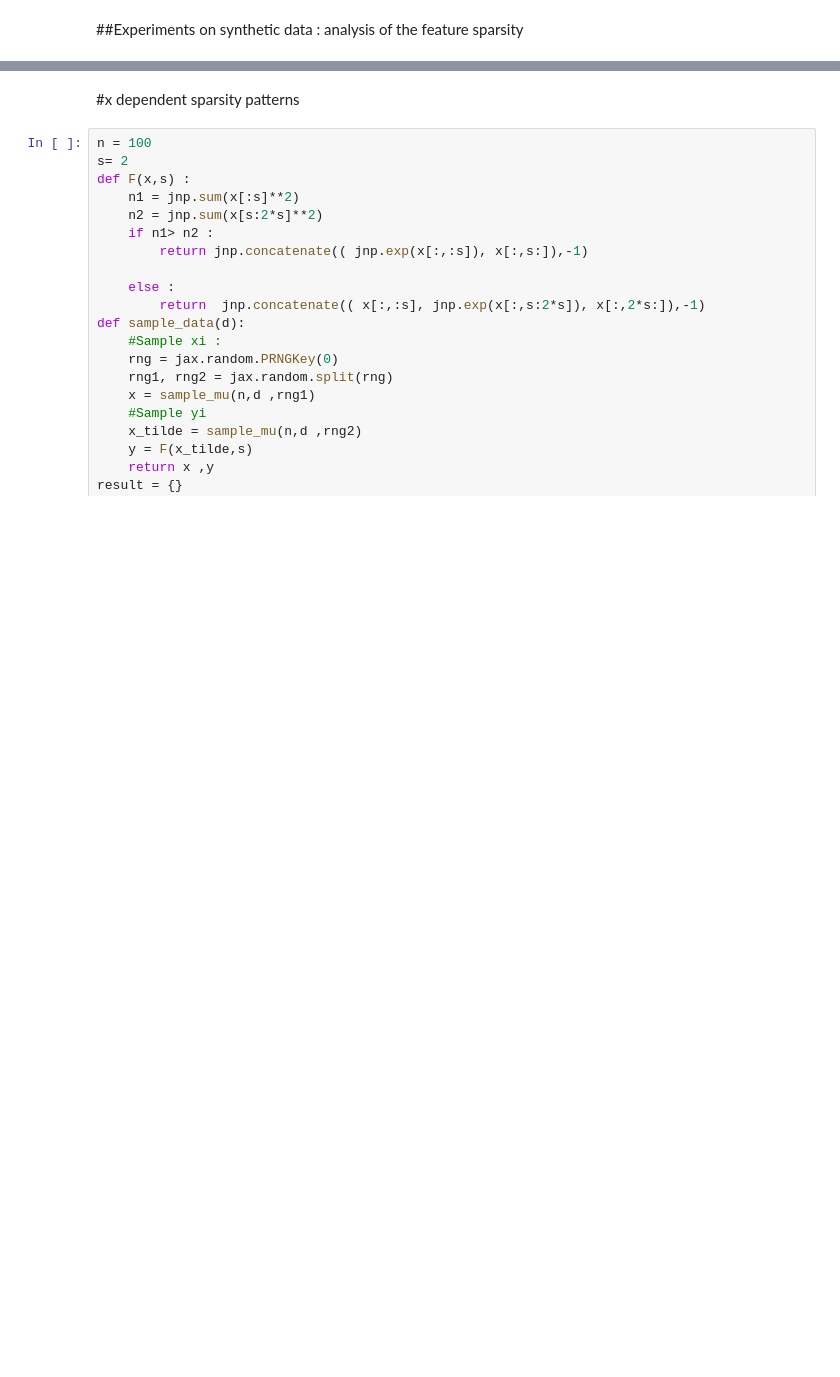
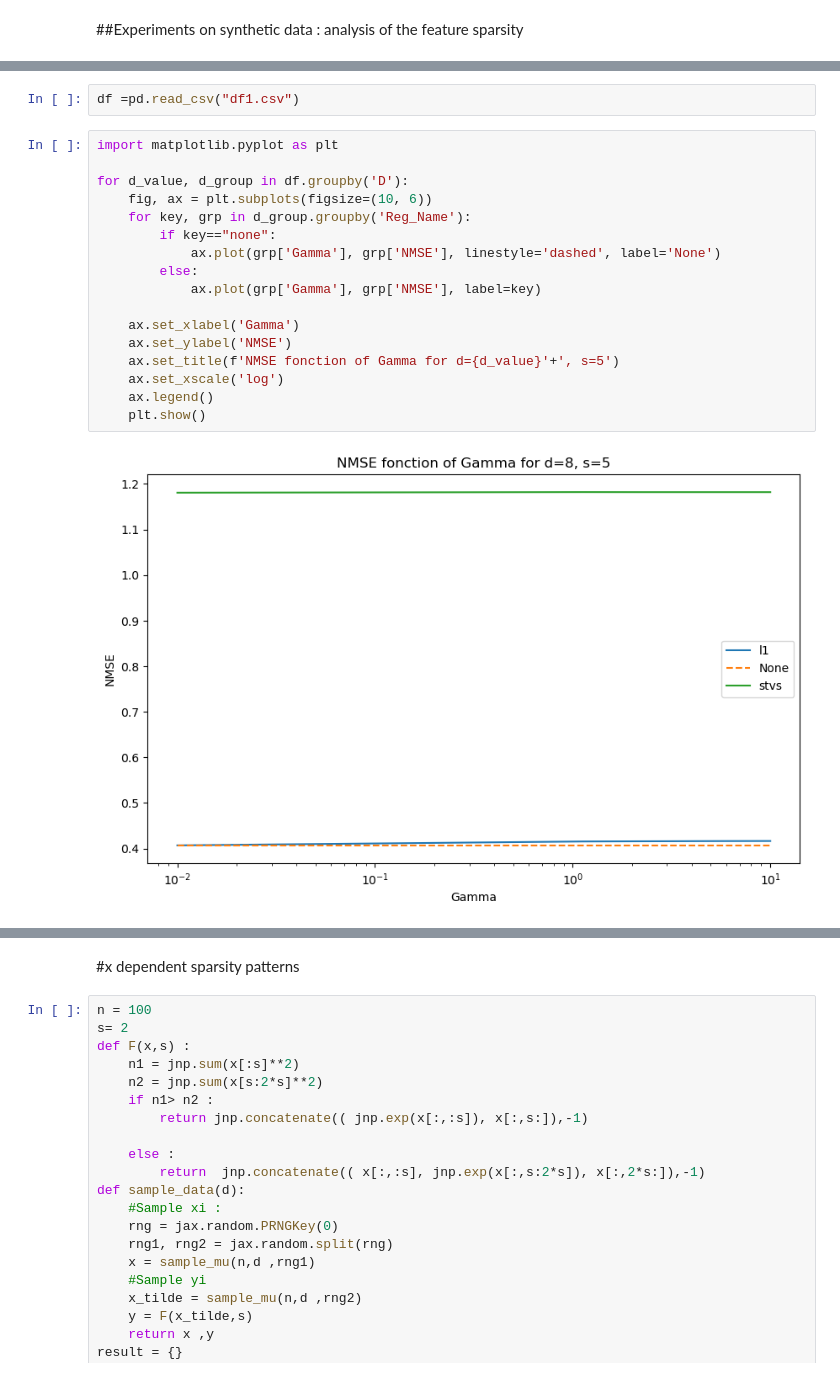
Before and after one commit to Tordjx/Optimal-transport, a Jupyter notebook: experiments.ipynb, the cells around one changed output, grey strips where cells are left out. Drawn from its saved outputs; the diff is of its cells as text; blank space fills up the shorter version.

```diff
--- a/experiments.ipynb
+++ b/experiments.ipynb
@@ -123,0 +125,21 @@ df.to_csv("df1.csv")
+# %%
+df =pd.read_csv("df1.csv")
+# %%
+import matplotlib.pyplot as plt
+
+for d_value, d_group in df.groupby('D'):
+    fig, ax = plt.subplots(figsize=(10, 6))
+    for key, grp in d_group.groupby('Reg_Name'):
+        if key=="none":
+            ax.plot(grp['Gamma'], grp['NMSE'], linestyle='dashed', label='None')
+        else:
+            ax.plot(grp['Gamma'], grp['NMSE'], label=key)
+
+    ax.set_xlabel('Gamma')
+    ax.set_ylabel('NMSE')
+    ax.set_title(f'NMSE fonction of Gamma for d={d_value}'+', s=5')
+    ax.set_xscale('log')
+    ax.legend()
+    plt.show()
+# %% [output]
+[figure, added]
```
Also changed, not shown: parts of 6 cells of this notebook, 3 other files.
